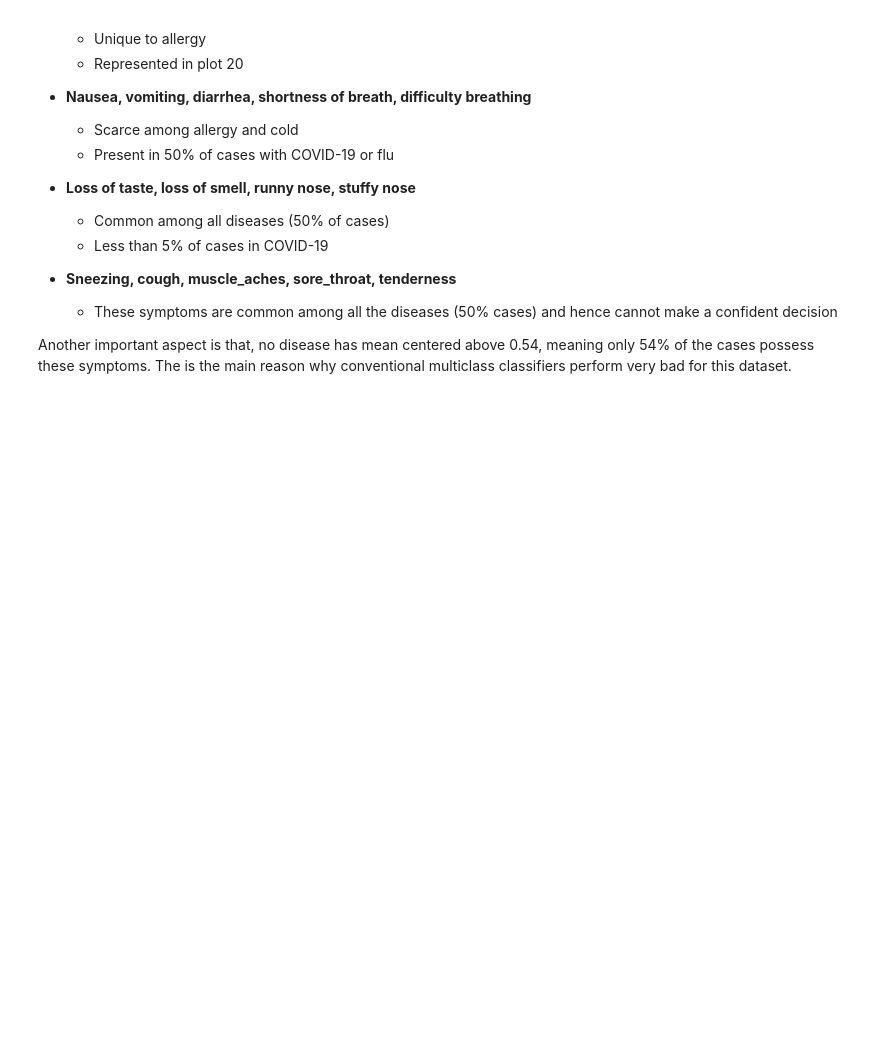
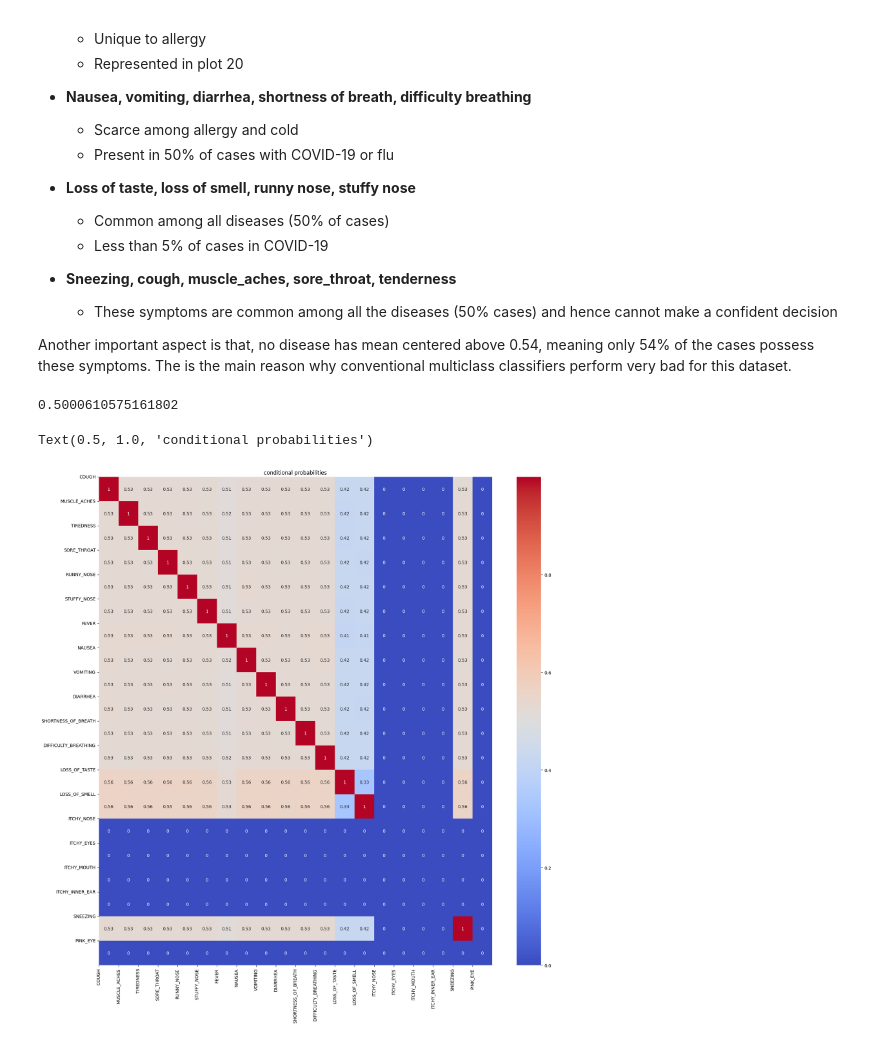
Before and after one commit to madhusiddharths/SymptoScan, a Jupyter notebook: eda.ipynb, the cells around one changed output. Saved outputs shown, nothing was run; the diff lists cells and outputs as text; code cells hidden in the pictures; blank space fills up the shorter version.

```diff
--- a/eda.ipynb
+++ b/eda.ipynb
@@ -54,0 +55,23 @@ df[df['TYPE'] == 'FLU']['COUGH'].value_counts()
+# %%
+len(df[(df['TYPE'] == 'ALLERGY') & (df['COUGH'] == 1) & (df['SORE_THROAT'] == 1)]) / len(df[(df['TYPE'] == 'ALLERGY') & (df['SORE_THROAT'] == 1)])
+# %% [output]
+0.5000610575161802
+# %%
+def conditional_probs(disease):
+    values = []
+    for i in df.columns[:-1]:
+        temp = []
+        for j in df.columns[:-1]:
+            temp.append(len(df[(df['TYPE'] == disease) & (df[j] == 1) & (df[i] == 1)]) / (len(df[(df['TYPE'] == disease) & (df[i] == 1)]) + 0.001))
+        values.append(temp)
+    return values
+# %%
+values = conditional_probs('FLU')
+fig = plt.figure(figsize = (20,20))
+sns.heatmap(data = values, cmap='coolwarm', annot = True)
+plt.xticks(np.arange(20), df.columns[:-1], rotation = 90)
+plt.yticks(np.arange(20), df.columns[:-1], rotation = 0)
+plt.title('conditional probabilities')
+# %% [output]
+Text(0.5, 1.0, 'conditional probabilities')
+[figure, added]
```
Also changed, not shown: parts of 3 cells of this notebook.
